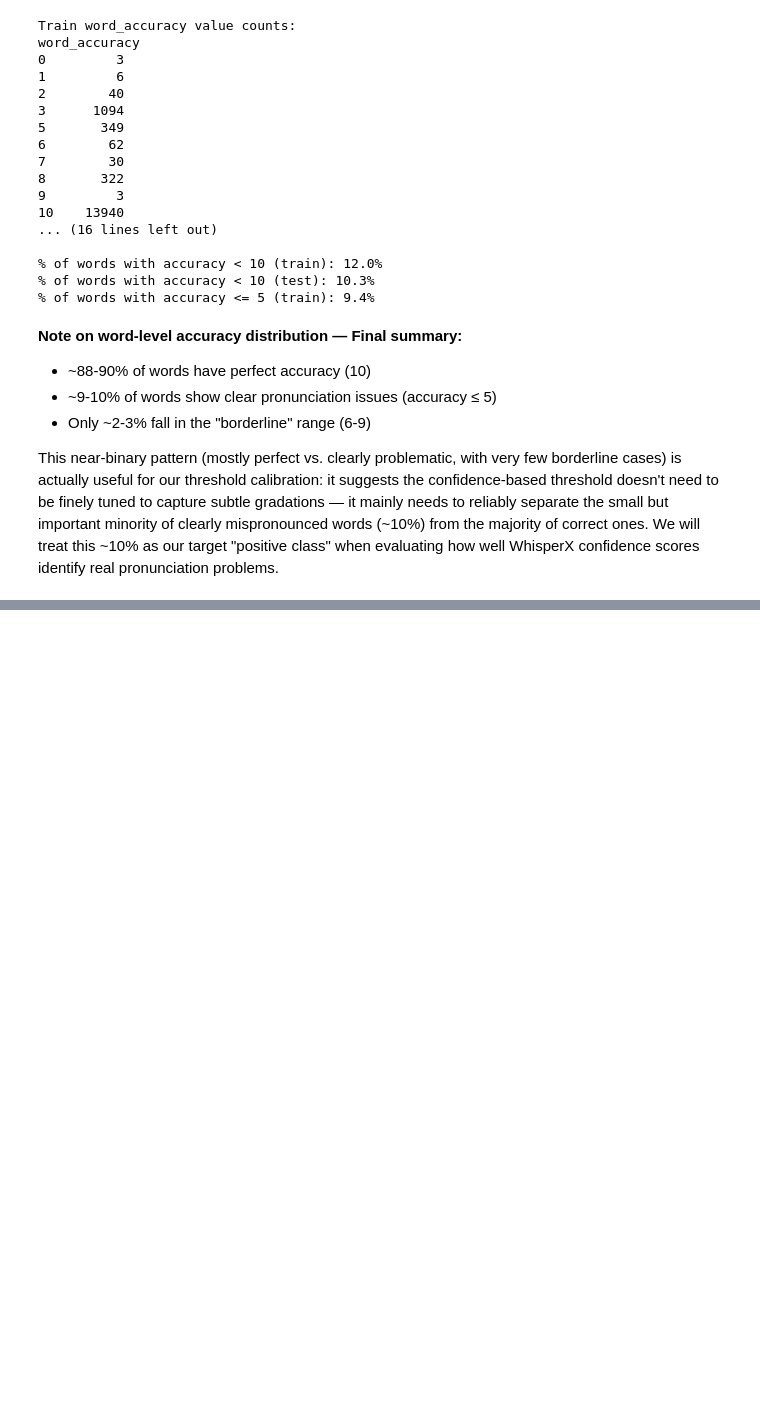
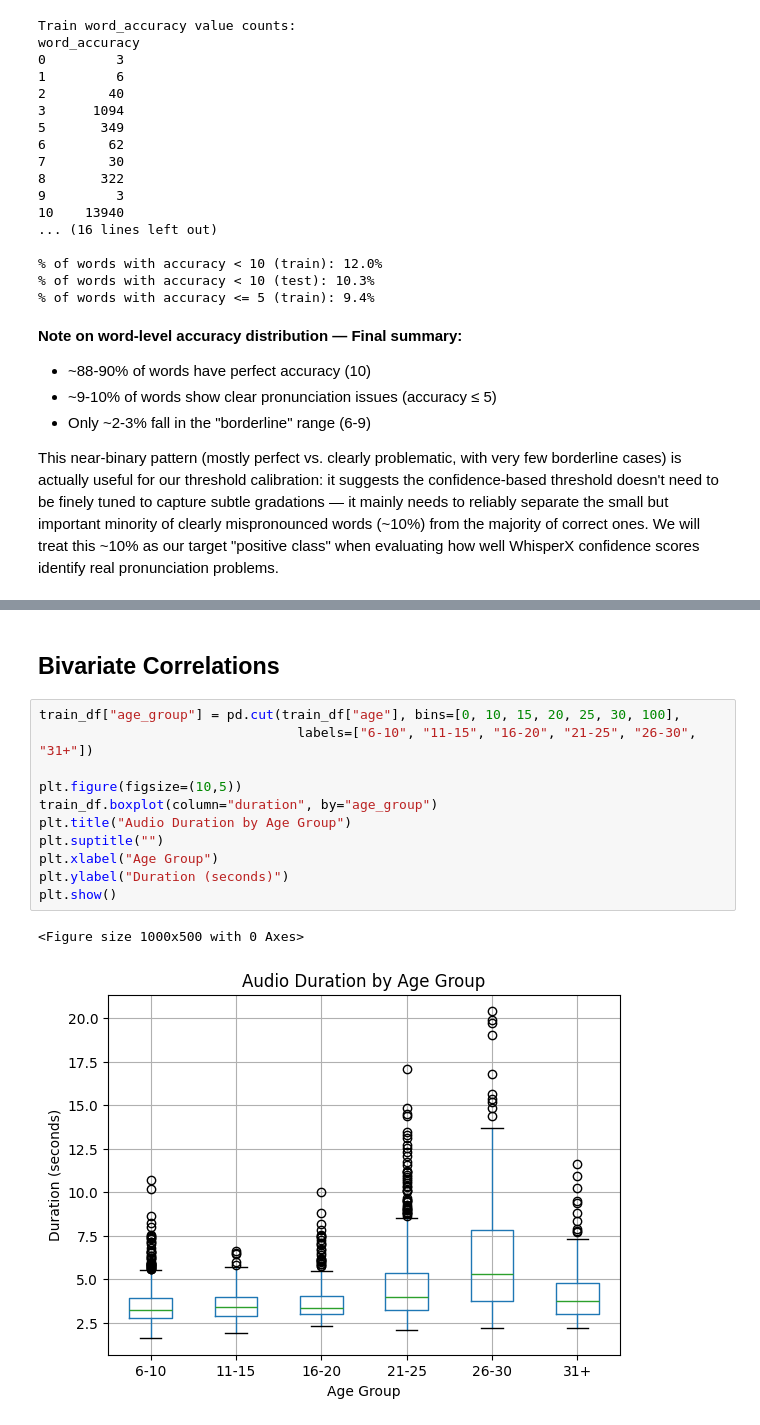
Before and after one commit to maabmusa7/BinX_Tech_Internship_Project_GROUP5, a Jupyter notebook: ai-ml/stt-whisperx/whisperx_pronunciation.ipynb, the cells around one changed output, grey strips where cells are left out. Saved outputs shown, nothing was run; the diff lists cells and outputs as text; blank space fills up the shorter version.

```diff
--- a/ai-ml/stt-whisperx/whisperx_pronunciation.ipynb
+++ b/ai-ml/stt-whisperx/whisperx_pronunciation.ipynb
@@ -332,0 +393,16 @@ identify real pronunciation problems.
+# %% [markdown]
+## **Bivariate Correlations**
+# %%
+train_df["age_group"] = pd.cut(train_df["age"], bins=[0, 10, 15, 20, 25, 30, 100],
+                                 labels=["6-10", "11-15", "16-20", "21-25", "26-30", "31+"])
+
+plt.figure(figsize=(10,5))
+train_df.boxplot(column="duration", by="age_group")
+plt.title("Audio Duration by Age Group")
+plt.suptitle("")
+plt.xlabel("Age Group")
+plt.ylabel("Duration (seconds)")
+plt.show()
+# %% [output]
+<Figure size 1000x500 with 0 Axes>
+[figure, added]
```
Also changed, not shown: parts of 12 cells of this notebook.
